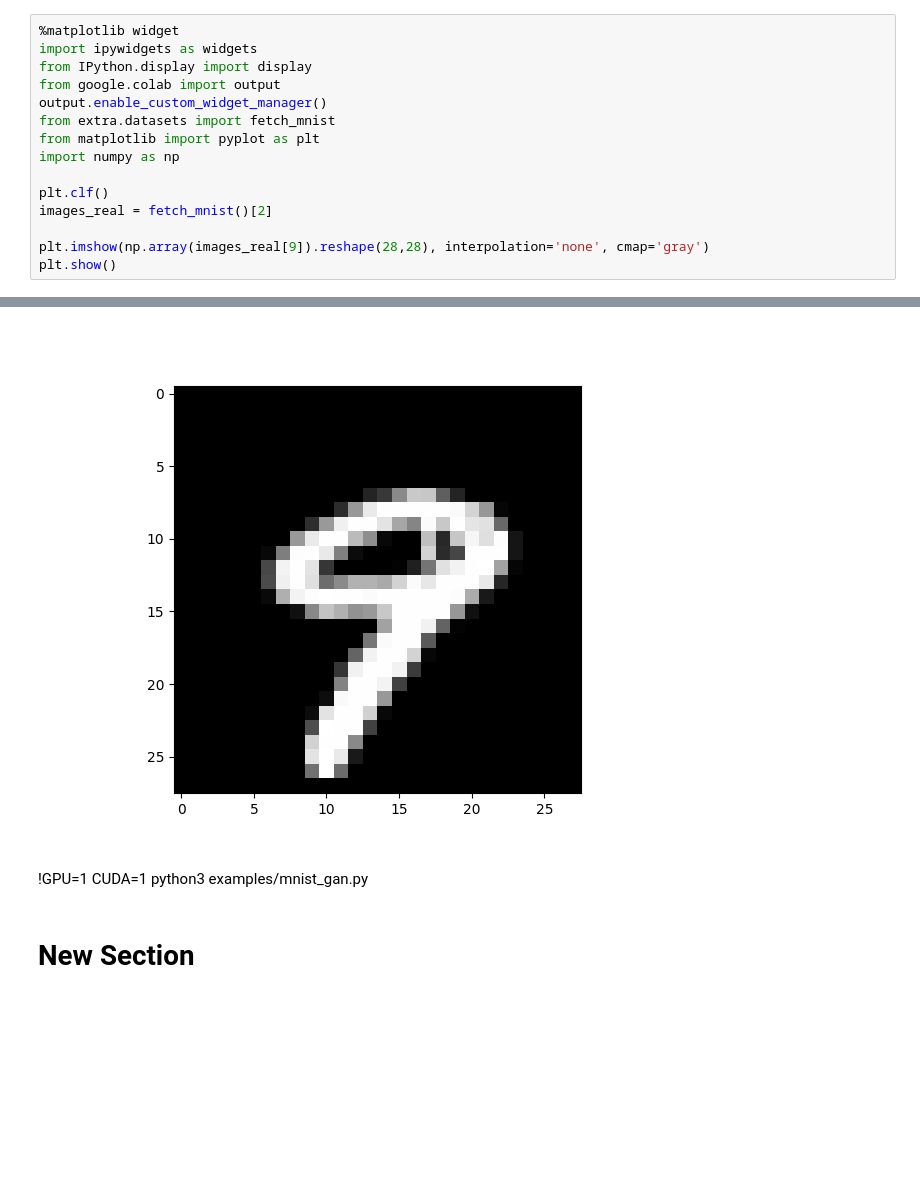
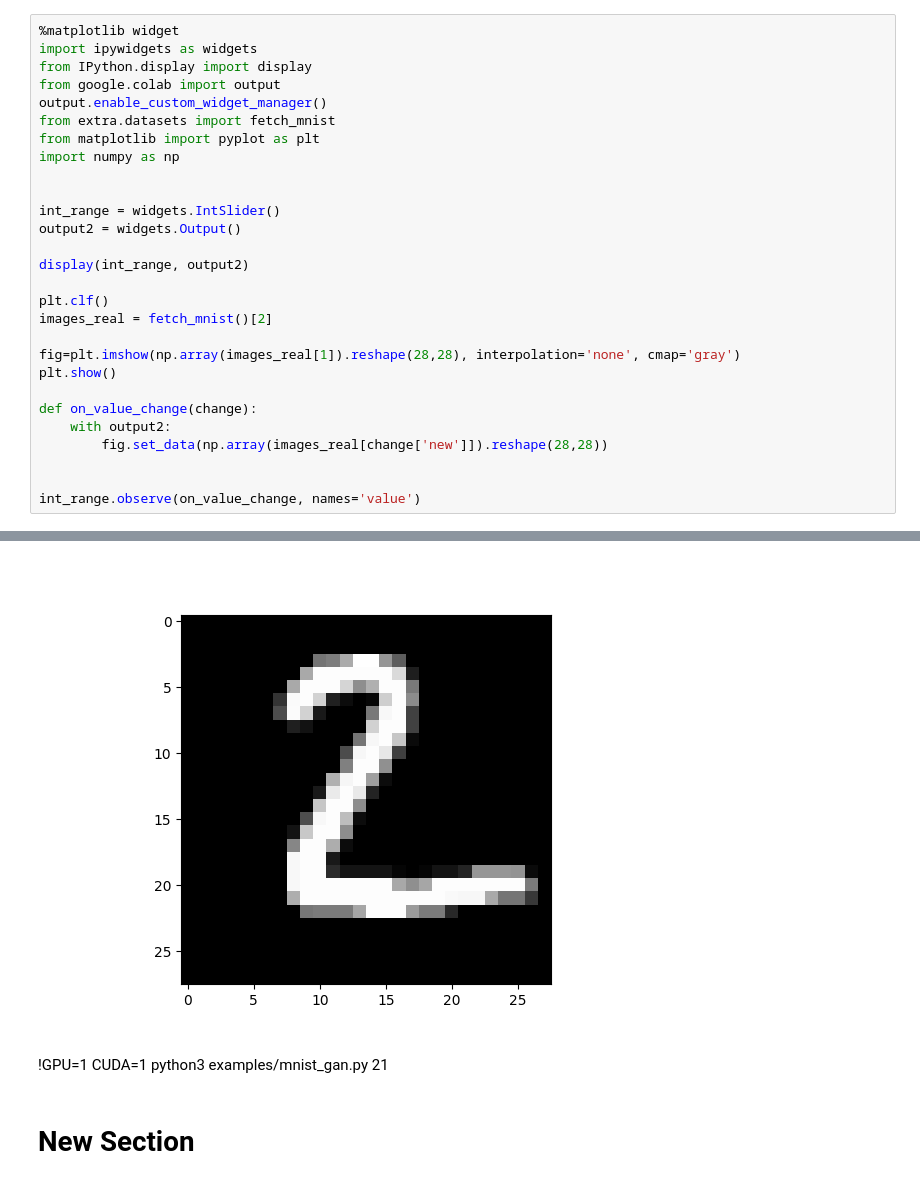
Before and after one commit to Michal1Bogucki/test, a Jupyter notebook: Untitled0.ipynb, the cells around one changed output, grey strips where cells are left out. Saved outputs shown, nothing was run; the diff lists cells and outputs as text; blank space fills up the shorter version.

```diff
--- a/Untitled0.ipynb
+++ b/Untitled0.ipynb
@@ -140,9 +140,22 @@ from extra.datasets import fetch_mnist
 from matplotlib import pyplot as plt
 import numpy as np
 
+
+int_range = widgets.IntSlider()
+output2 = widgets.Output()
+
+display(int_range, output2)
+
 plt.clf()
 images_real = fetch_mnist()[2]
 
-plt.imshow(np.array(images_real[9]).reshape(28,28), interpolation='none', cmap='gray')
+fig=plt.imshow(np.array(images_real[1]).reshape(28,28), interpolation='none', cmap='gray')
 plt.show()
+
+def on_value_change(change):
+    with output2:
+        fig.set_data(np.array(images_real[change['new']]).reshape(28,28))
+
+
+int_range.observe(on_value_change, names='value')
 # %% [output]
@@ -149,5 +164,6 @@ plt.show()
-[figure, old version]
+[figure, new version]
 # %% [markdown]
 !GPU=1 CUDA=1 python3 examples/mnist_gan.py
+21
 # %% [markdown]
 # New Section
```
Also changed, not shown: parts of 1 cell of this notebook.
